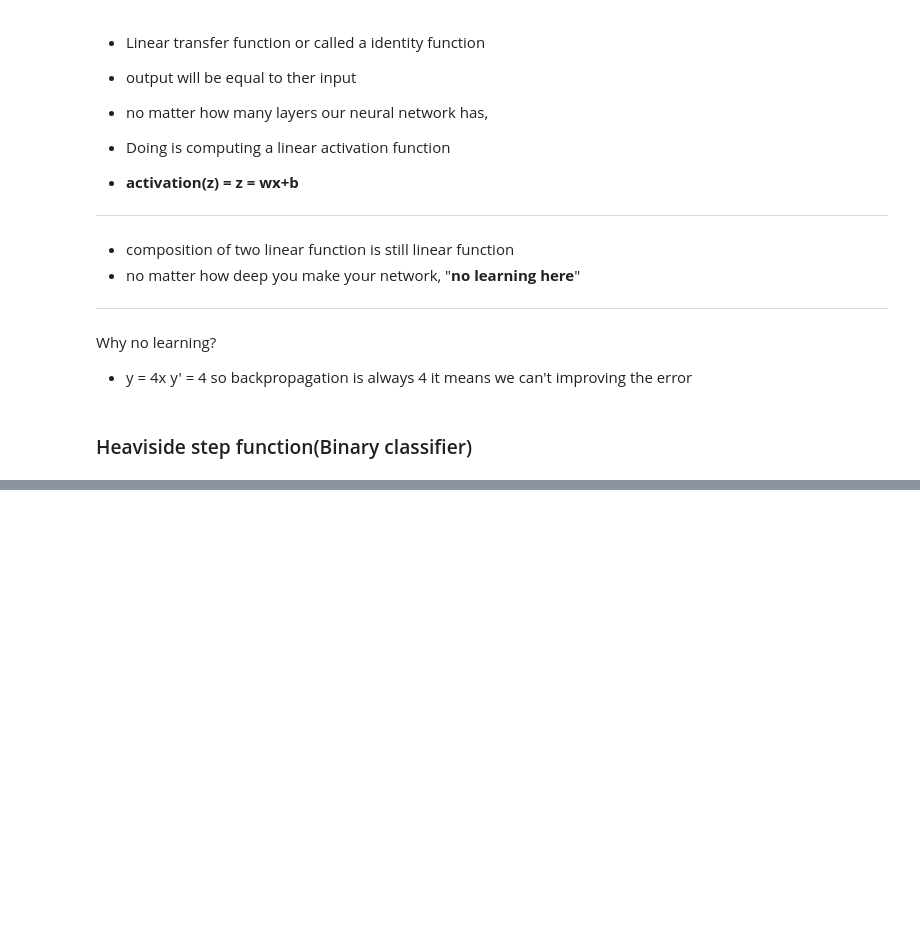
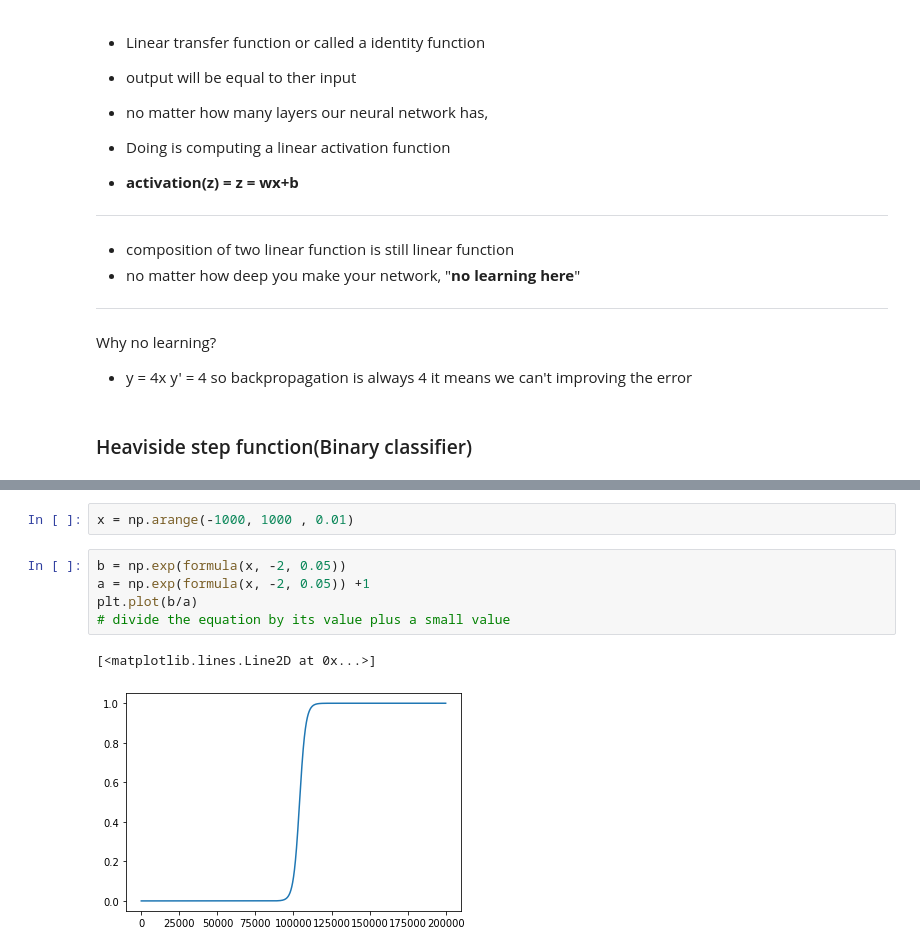
Before and after one commit to FLY-CODE77/opencv, a Jupyter notebook: DeepLearningForVisionSystem/Part2.Deep-learning-and-neural-network.ipynb, the cells around one changed output, grey strips where cells are left out. Cells and saved outputs as stored; diff of their text form; blank space fills up the shorter version.

```diff
--- a/DeepLearningForVisionSystem/Part2.Deep-learning-and-neural-network.ipynb
+++ b/DeepLearningForVisionSystem/Part2.Deep-learning-and-neural-network.ipynb
@@ -260,0 +325,10 @@ Why no learning?
+# %%
+x = np.arange(-1000, 1000 , 0.01)
+# %%
+b = np.exp(formula(x, -2, 0.05))
+a = np.exp(formula(x, -2, 0.05)) +1
+plt.plot(b/a)
+# divide the equation by its value plus a small value
+# %% [output]
+[<matplotlib.lines.Line2D at 0x...>]
+[figure, added]
```
Also changed, not shown: parts of 31 cells of this notebook.
